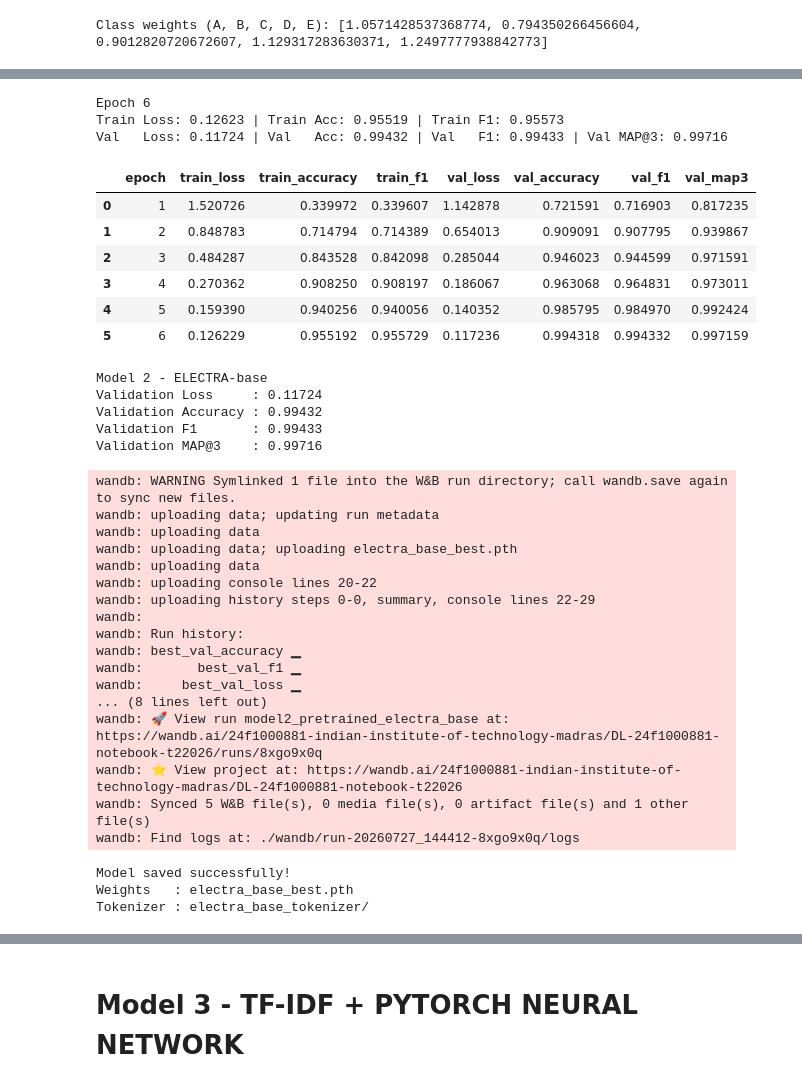
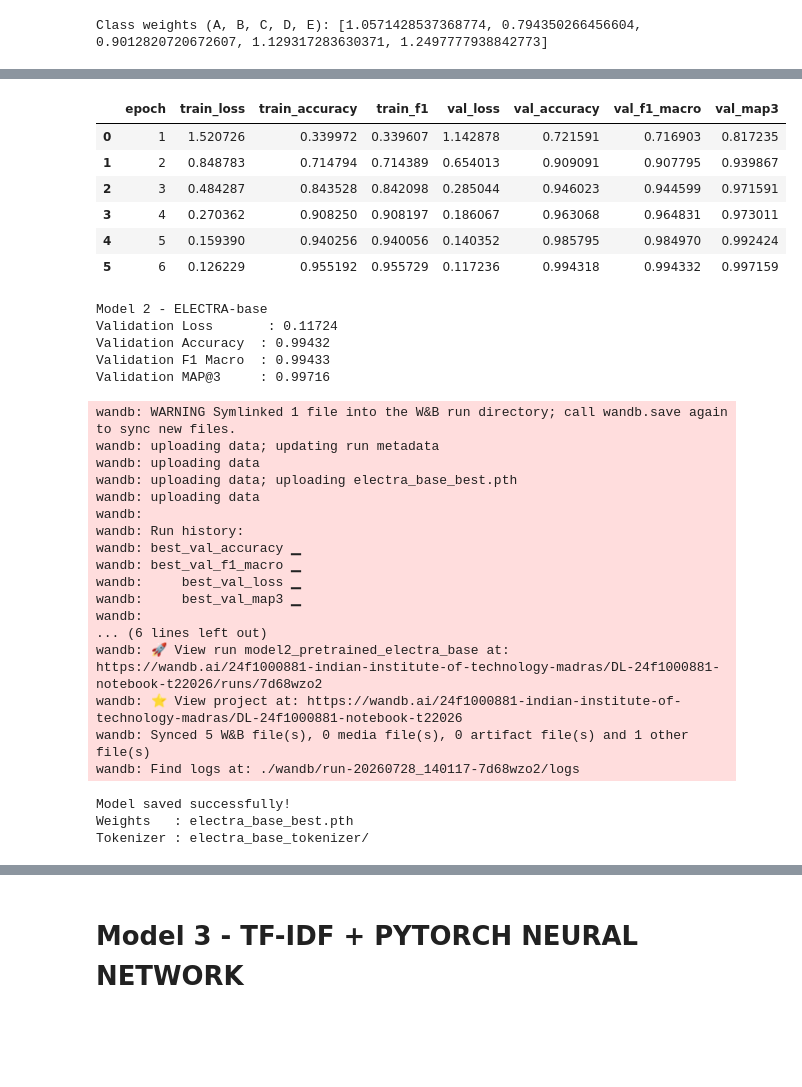
Before and after one commit to Hariom9991/dl-24f1000881-notebook-t22026, a Jupyter notebook: kaggle_notebook.ipynb, the cells around one changed output, grey strips where cells are left out. Cells and saved outputs as stored; diff of their text form; code cells hidden in the pictures; blank space fills up the shorter version.

```diff
--- a/kaggle_notebook.ipynb
+++ b/kaggle_notebook.ipynb
@@ -1260,10 +1350,11 @@ best_row = electra_history.sort_values(
 ).iloc[0]
 
 print("Model 2 - ELECTRA-base")
-print("Validation Loss     :", round(best_row["val_loss"], 5))
-print("Validation Accuracy :", round(best_row["val_accuracy"], 5))
-print("Validation F1       :", round(best_row["val_f1"], 5))
-print("Validation MAP@3    :", round(best_row["val_map3"], 5))
+print("Validation Loss       :", round(best_row["val_loss"], 5))
+print("Validation Accuracy  :", round(best_row["val_accuracy"], 5))
+# --- CHANGED KEY AND LABEL TO MACRO ---
+print("Validation F1 Macro  :", round(best_row["val_f1_macro"], 5))
+print("Validation MAP@3     :", round(best_row["val_map3"], 5))
 
 model_filename = "electra_base_best.pth"
 torch.save(mc_model.state_dict(), model_filename)
@@ -1275,7 +1366,7 @@ wandb.save(model_filename)
 wandb.log({
     "best_val_loss": float(best_row["val_loss"]),
     "best_val_accuracy": float(best_row["val_accuracy"]),
-    "best_val_f1": float(best_row["val_f1"]),
+    "best_val_f1_macro": float(best_row["val_f1_macro"]),
     "best_val_map3": float(best_row["val_map3"])
 })
 
@@ -1326,35 +1414,32 @@ Val   Loss: 0.14035 | Val   Acc: 0.98580 | Val   F1: 0.98497 | Val MAP@3: 0.9924
+|  | epoch | train_loss | train_accuracy | train_f1 | val_loss | val_accuracy | val_f1_macro | val_map3 |
+| 0 | 1 | 1.520726 | 0.339972 | 0.339607 | 1.142878 | 0.721591 | 0.716903 | 0.817235 |
+| 1 | 2 | 0.848783 | 0.714794 | 0.714389 | 0.654013 | 0.909091 | 0.907795 | 0.939867 |
+| 2 | 3 | 0.484287 | 0.843528 | 0.842098 | 0.285044 | 0.946023 | 0.944599 | 0.971591 |
+| 3 | 4 | 0.270362 | 0.908250 | 0.908197 | 0.186067 | 0.963068 | 0.964831 | 0.973011 |
+| 4 | 5 | 0.159390 | 0.940256 | 0.940056 | 0.140352 | 0.985795 | 0.984970 | 0.992424 |
+| 5 | 6 | 0.126229 | 0.955192 | 0.955729 | 0.117236 | 0.994318 | 0.994332 | 0.997159 |
-Epoch 6
-Train Loss: 0.12623 | Train Acc: 0.95519 | Train F1: 0.95573
-Val   Loss: 0.11724 | Val   Acc: 0.99432 | Val   F1: 0.99433 | Val MAP@3: 0.99716
+Model 2 - ELECTRA-base
+Validation Loss       : 0.11724
+Validation Accuracy  : 0.99432
+Validation F1 Macro  : 0.99433
+Validation MAP@3     : 0.99716
-|  | epoch | train_loss | train_accuracy | train_f1 | val_loss | val_accuracy | val_f1 | val_map3 |
-| 0 | 1 | 1.520726 | 0.339972 | 0.339607 | 1.142878 | 0.721591 | 0.716903 | 0.817235 |
-| 1 | 2 | 0.848783 | 0.714794 | 0.714389 | 0.654013 | 0.909091 | 0.907795 | 0.939867 |
-| 2 | 3 | 0.484287 | 0.843528 | 0.842098 | 0.285044 | 0.946023 | 0.944599 | 0.971591 |
-| 3 | 4 | 0.270362 | 0.908250 | 0.908197 | 0.186067 | 0.963068 | 0.964831 | 0.973011 |
-| 4 | 5 | 0.159390 | 0.940256 | 0.940056 | 0.140352 | 0.985795 | 0.984970 | 0.992424 |
-| 5 | 6 | 0.126229 | 0.955192 | 0.955729 | 0.117236 | 0.994318 | 0.994332 | 0.997159 |
-Model 2 - ELECTRA-base
-Validation Loss     : 0.11724
-Validation Accuracy : 0.99432
-Validation F1       : 0.99433
-Validation MAP@3    : 0.99716
+wandb: WARNING Symlinked 1 file into the W&B run directory; call wandb.save again to sync new files.
+wandb: uploading data; updating run metadata
+wandb: uploading data
+wandb: uploading data; uploading electra_base_best.pth
+wandb: uploading data
+wandb:
+wandb: Run history:
+wandb: best_val_accuracy ▁
+wandb: best_val_f1_macro ▁
+wandb:     best_val_loss ▁
+wandb:     best_val_map3 ▁
+wandb:
+... (6 lines left out)
+wandb: 🚀 View run model2_pretrained_electra_base at: https://wandb.ai/24f1000881-indian-institute-of-technology-madras/DL-24f1000881-notebook-t22026/runs/7d68wzo2
+wandb: ⭐️ View project at: https://wandb.ai/24f1000881-indian-institute-of-technology-madras/DL-24f1000881-notebook-t22026
+wandb: Synced 5 W&B file(s), 0 media file(s), 0 artifact file(s) and 1 other file(s)
+wandb: Find logs at: ./wandb/run-20260728_140117-7d68wzo2/logs
-wandb: WARNING Symlinked 1 file into the W&B run directory; call wandb.save again to sync new files.
-wandb: uploading data; updating run metadata
-wandb: uploading data
-wandb: uploading data; uploading electra_base_best.pth
-wandb: uploading data
-wandb: uploading console lines 20-22
-wandb: uploading history steps 0-0, summary, console lines 22-29
-wandb:
-wandb: Run history:
-wandb: best_val_accuracy ▁
-wandb:       best_val_f1 ▁
-wandb:     best_val_loss ▁
-... (8 lines left out)
-wandb: 🚀 View run model2_pretrained_electra_base at: https://wandb.ai/24f1000881-indian-institute-of-technology-madras/DL-24f1000881-notebook-t22026/runs/8xgo9x0q
-wandb: ⭐️ View project at: https://wandb.ai/24f1000881-indian-institute-of-technology-madras/DL-24f1000881-notebook-t22026
-wandb: Synced 5 W&B file(s), 0 media file(s), 0 artifact file(s) and 1 other file(s)
-wandb: Find logs at: ./wandb/run-20260727_144412-8xgo9x0q/logs
+Model saved successfully!
+Weights   : electra_base_best.pth
+Tokenizer : electra_base_tokenizer/
-Model saved successfully!
-Weights   : electra_base_best.pth
-Tokenizer : electra_base_tokenizer/
```
Also changed, not shown: parts of 23 cells of this notebook.
